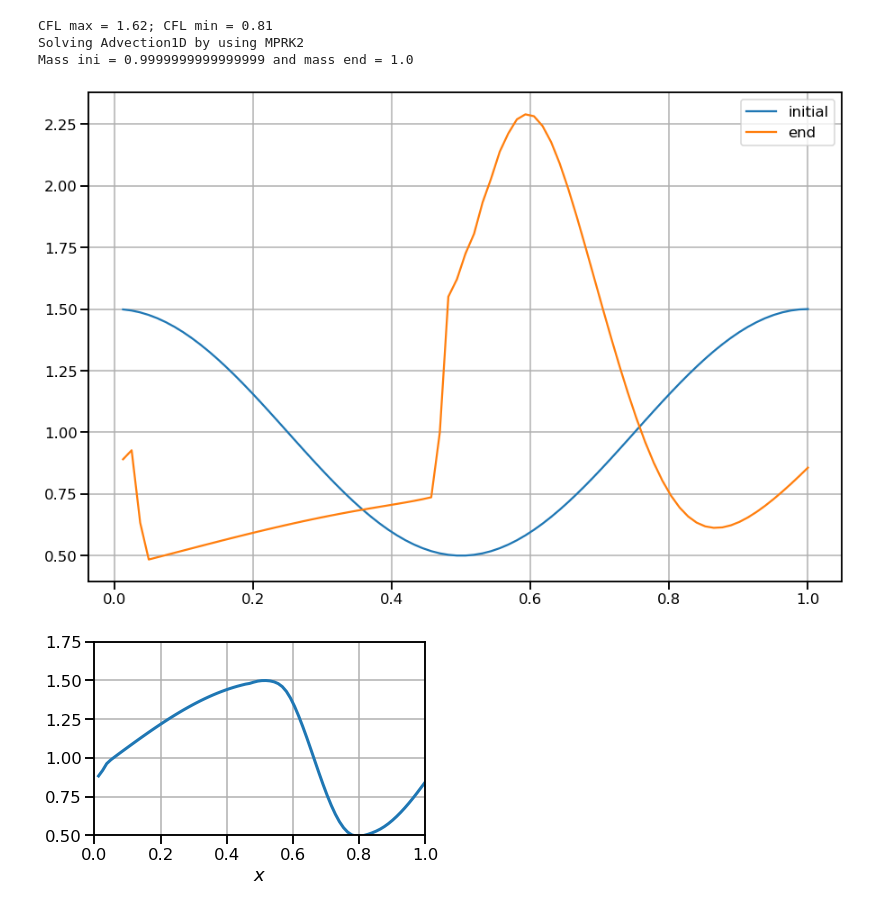
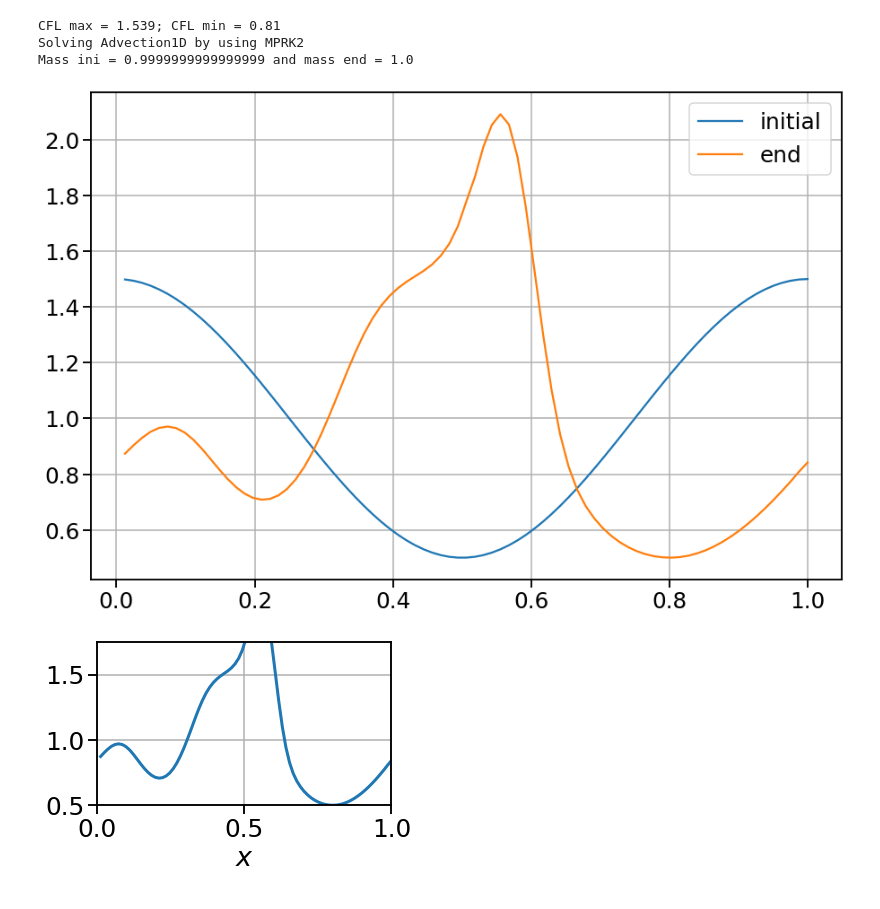
Before and after one commit to emconsta/desolve, a Jupyter notebook: notebooks/TestMRAdvection1D.ipynb, the cells around one changed output. Drawn from its saved outputs; the diff is of its cells as text; code cells hidden in the pictures.

```diff
--- a/notebooks/TestMRAdvection1D.ipynb
+++ b/notebooks/TestMRAdvection1D.ipynb
@@ -8,7 +8,7 @@ from problems_ODEs import ProblemsODE
 from problems_PDEs import ProblemsPDE
 
 import seaborn as sns
-sns.set_context("talk", font_scale=1.) # "talk"
+sns.set_context("talk", font_scale=1.5) # "talk"
 from matplotlib.animation import FuncAnimation
 
 ANIMATION=True
@@ -17,7 +17,7 @@ PLOT_FLUX=True
 DT_all=0.01#6
 Tend_all=0.3
 mx=81
-FLUX_TYPE=1
+FLUX_TYPE=2
 
 
 if(FLUX_TYPE==1):
@@ -42,7 +42,7 @@ solver.set_info(0)
 
 
 pde_problem_setup={'mx':mx,'n':1,'Flux':'linear-advection','Flux_cv':Flux_cv,'BC':'periodic',
-                   'x_min':0.,'x_max':1.,'Flux_name':'1stOrderUpwindFVTestStag'}
+                   'x_min':0.,'x_max':1.,'Flux_name':'FVStagVanLeer-k=1/3'}
 rhs_e, rhs_i, u_ini, problem_setup, problem= ProblemsPDE('Advection1D',pde_problem_setup)#('Navier-Stokes2D')
 
 if(FLUX_TYPE==2):
@@ -75,35 +75,35 @@ solver.set_duration(t_start=problem_setup['T_DURATION']['start'],
                     dt=problem_setup['DT'])
 print('Solving {:} by using {:}'.format(problem_setup['name'],solver.get_method_name()))
 
 solver.solve()
 
 t,u=solver.get_trajectory()
 u_end=solver.get_solution()
 mass_end=problem.TotalMass(problem.unvectorize(u_end,problem_setup['context']))
 #u=solver.get_solution()
 
 print("Mass ini = {:} and mass end = {:}".format(mass_ini,mass_end))
 
 unvec=problem_setup['context']['unvectorize']
 time_idx=0
 y_ini=np.squeeze(unvec(u[:,time_idx],problem_setup['context']))
 y_end=np.squeeze(unvec(u[:,-1],problem_setup['context']))
 
 mx=problem_setup['context']['mx']
 n=problem_setup['context']['n']
 x_coord=problem_setup['context']['x_coord']
 
 fig = plt.figure(figsize=(15, 10))
 plt.plot(x_coord,y_ini,label='initial')
 plt.plot(x_coord,y_end,label='end')
 plt.legend()
 plt.grid('both')
 plt.show()
 # %% [output]
-CFL max = 1.62; CFL min = 0.81
+CFL max = 1.539; CFL min = 0.81
 Solving Advection1D by using MPRK2
 Mass ini = 0.9999999999999999 and mass end = 1.0
-[figure, old version]
+[figure, new version]
 # %%
 if(ANIMATION):
     fig = plt.figure()
@@ -129,7 +129,7 @@ if(ANIMATION):
 
     anim.save('mrk_mr.gif', writer='imagemagick')
 # %% [output]
-[figure, old version]
+[figure, new version]
 # %%
 solver=DESolver()
 solver.set_info(0)
```
Also changed, not shown: parts of 3 cells of this notebook, 1 other file.
